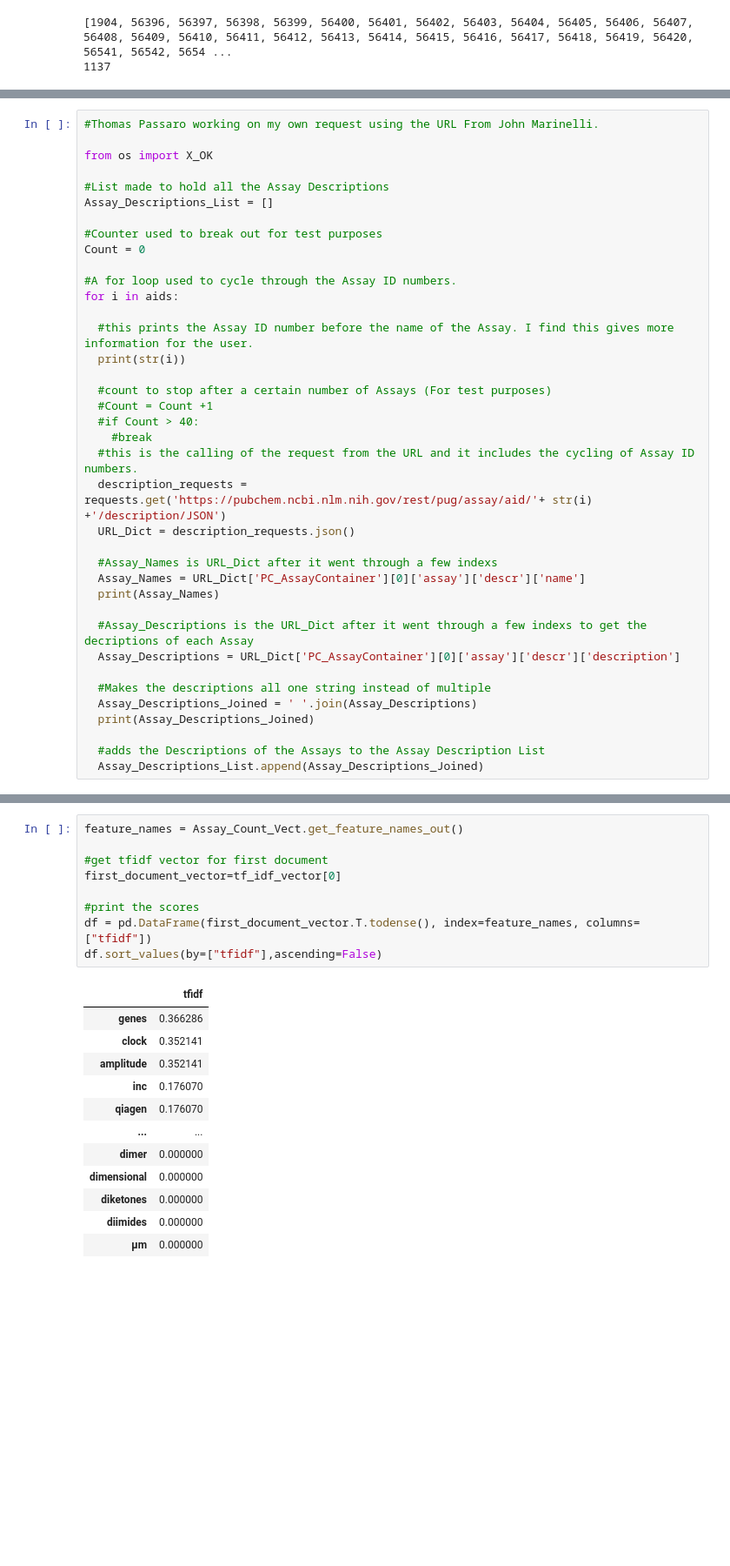
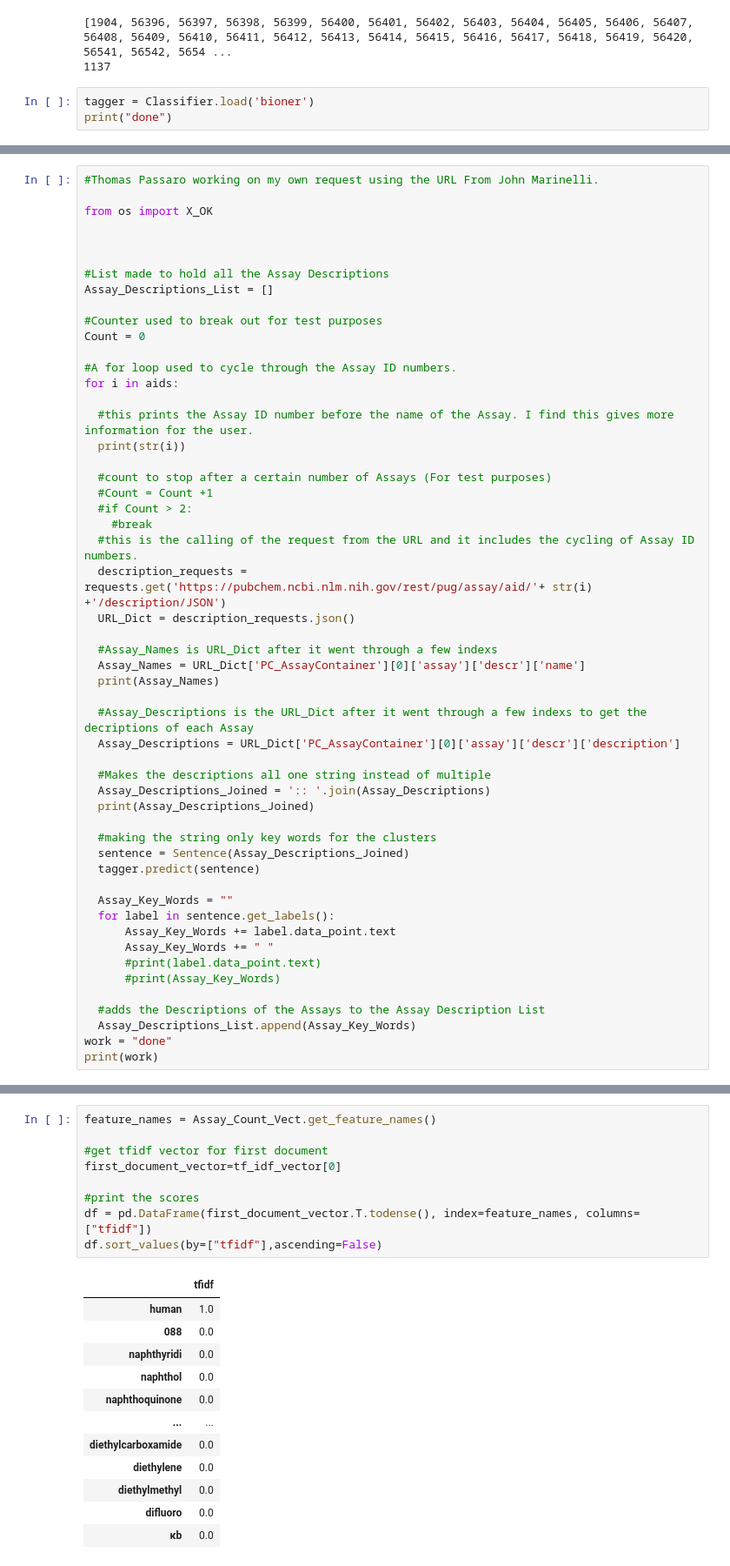
Before and after one commit to dsalinasduron-msmary/chemical_informatics, a Jupyter notebook: Fresh_Start.ipynb, the cells around one changed output, grey strips where cells are left out. Shown at 87% size. Cells and saved outputs as stored; diff of their text form; blank space fills up the shorter version.

```diff
--- a/Fresh_Start.ipynb
+++ b/Fresh_Start.ipynb
@@ -155,3 +175,6 @@ print(len(aids))
 # %% [output]
 [1904, 56396, 56397, 56398, 56399, 56400, 56401, 56402, 56403, 56404, 56405, 56406, 56407, 56408, 56409, 56410, 56411, 56412, 56413, 56414, 56415, 56416, 56417, 56418, 56419, 56420, 56541, 56542, 5654 ...
 1137
+# %%
+tagger = Classifier.load('bioner')
+print("done")
@@ -159,6 +189,8 @@ print(len(aids))
 #Thomas Passaro working on my own request using the URL From John Marinelli.
 
 from os import X_OK
+
+
 
 #List made to hold all the Assay Descriptions
 Assay_Descriptions_List = []
@@ -174,7 +206,7 @@ for i in aids:
 
   #count to stop after a certain number of Assays (For test purposes)
   #Count = Count +1
-  #if Count > 40:
+  #if Count > 2:
     #break
   #this is the calling of the request from the URL and it includes the cycling of Assay ID numbers.
   description_requests = requests.get('https://pubchem.ncbi.nlm.nih.gov/rest/pug/assay/aid/'+ str(i) +'/description/JSON')
@@ -188,11 +220,24 @@ for i in aids:
   Assay_Descriptions = URL_Dict['PC_AssayContainer'][0]['assay']['descr']['description']
 
   #Makes the descriptions all one string instead of multiple
-  Assay_Descriptions_Joined = ' '.join(Assay_Descriptions)
+  Assay_Descriptions_Joined = ':: '.join(Assay_Descriptions)
   print(Assay_Descriptions_Joined)
 
+  #making the string only key words for the clusters
+  sentence = Sentence(Assay_Descriptions_Joined)
+  tagger.predict(sentence)
+
+  Assay_Key_Words = ""
+  for label in sentence.get_labels():
+      Assay_Key_Words += label.data_point.text
+      Assay_Key_Words += " "
+      #print(label.data_point.text)
+      #print(Assay_Key_Words)
+
   #adds the Descriptions of the Assays to the Assay Description List
-  Assay_Descriptions_List.append(Assay_Descriptions_Joined)
+  Assay_Descriptions_List.append(Assay_Key_Words)
+work = "done"
+print(work)
 # %% [output]
 1904
 siRNA Circadian Assay
@@ -366,22 +437,22 @@ tf_idf_vector.shape
 # %%
-feature_names = Assay_Count_Vect.get_feature_names_out()
+feature_names = Assay_Count_Vect.get_feature_names()
 
 #get tfidf vector for first document
 first_document_vector=tf_idf_vector[0]
 
 #print the scores
 df = pd.DataFrame(first_document_vector.T.todense(), index=feature_names, columns=["tfidf"])
 df.sort_values(by=["tfidf"],ascending=False)
 # %% [output]
 |  | tfidf |
-| genes | 0.366286 |
-| clock | 0.352141 |
-| amplitude | 0.352141 |
-| inc | 0.176070 |
-| qiagen | 0.176070 |
+| human | 1.0 |
+| 088 | 0.0 |
+| naphthyridi | 0.0 |
+| naphthol | 0.0 |
+| naphthoquinone | 0.0 |
 | ... | ... |
-| dimer | 0.000000 |
-| dimensional | 0.000000 |
-| diketones | 0.000000 |
-| diimides | 0.000000 |
-| μm | 0.000000 |
+| diethylcarboxamide | 0.0 |
+| diethylene | 0.0 |
+| diethylmethyl | 0.0 |
+| difluoro | 0.0 |
+| κb | 0.0 |
```
Also changed, not shown: parts of 49 cells of this notebook, 4 other files.
